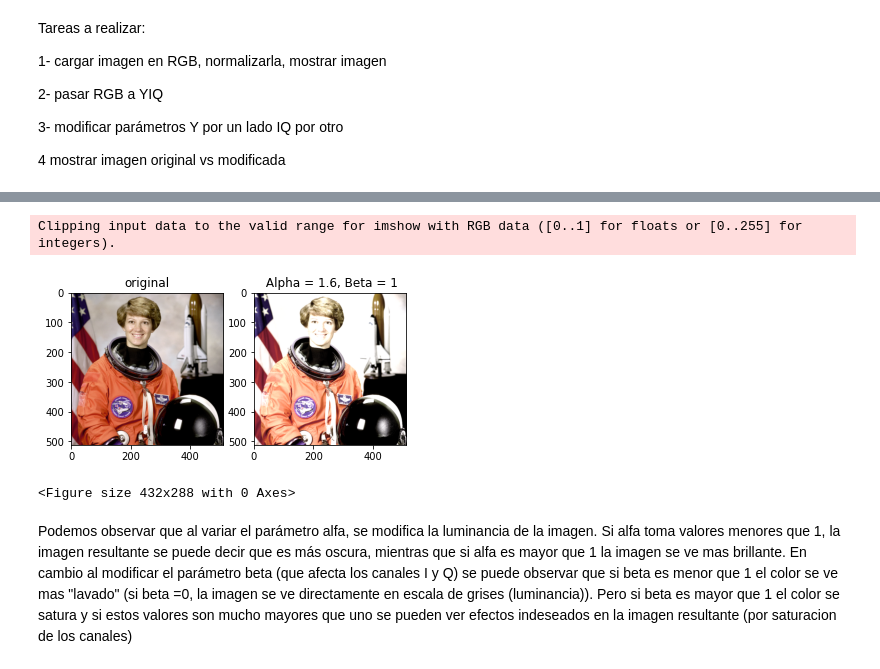
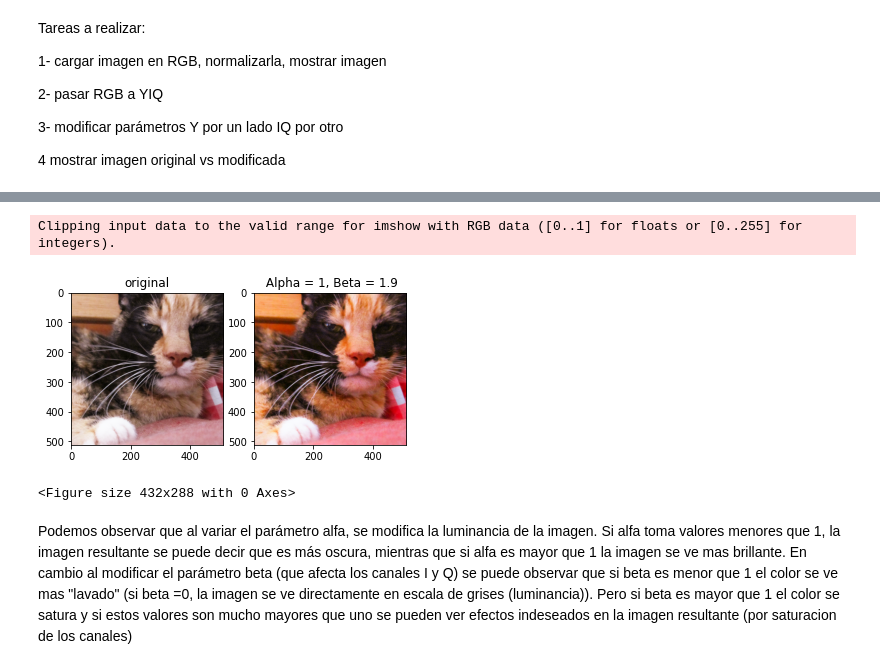
Before and after one commit to juandesages/PDI.Entregas, a Jupyter notebook: TP2/TP2_Desages.ipynb, the cells around one changed output, grey strips where cells are left out. Cells and saved outputs as stored; diff of their text form; code cells hidden in the pictures.

```diff
--- a/TP2/TP2_Desages.ipynb
+++ b/TP2/TP2_Desages.ipynb
@@ -95,7 +95,7 @@ def yiq2rgb(_yiq):
 # %%
 #@title _Cargar imagen_ seleccione la imagen que desea analizar
 
-imagen = 'imageio:astronaut.png' #@param ['imageio:astronaut.png','imageio:camera.png','imageio:checkerboard.png', 'imageio:chelsea.png', 'imageio:coffee.png','imageio:wikkie.png']
+imagen = 'imageio:wikkie.png' #@param ['imageio:astronaut.png','imageio:camera.png','imageio:checkerboard.png', 'imageio:chelsea.png', 'imageio:coffee.png','imageio:wikkie.png']
 
 im_RGB,im_type = load_image(imagen)
 
@@ -105,20 +110,20 @@ show_image(im_RGB,'original')
 # %%
-alfa = 1.6 #@param {type:"slider", min:0, max:5, step:0.1}
-beta = 1 #@param {type:"slider", min:0, max:10, step:0.1}
+alfa = 1 #@param {type:"slider", min:0, max:5, step:0.1}
+beta = 1.9 #@param {type:"slider", min:0, max:10, step:0.1}
 im_yiq = scale_yiq(rgb2yiq(im_RGB), alfa, beta)
 im_rec = yiq2rgb(im_yiq)
 fig, ax = plt.subplots(1, 2)
 ax[0].imshow(im_RGB)
 ax[0].set_title('original')
 ax[1].imshow(im_rec)
 ax[1].set_title(' Alpha = ' +str(alfa)+', Beta = '+str(beta))
 plt.show()
 #save_image(im_RGB, 'original.png')
 #save_image(im_RGB, 'imagen modificada, Alpha = ' +str(alfa)+', Beta = '+str(beta)+'.png')
-plt.savefig('OriginalVsModificada'+str(alfa)+', Beta = '+str(beta)+'.png')
+plt.savefig('Original Vs Modificada'+str(alfa)+', Beta = '+str(beta)+'.png')
 # %% [output]
 Clipping input data to the valid range for imshow with RGB data ([0..1] for floats or [0..255] for integers).
-[figure, old version]
+[figure, new version]
 <Figure size 432x288 with 0 Axes>
 # %% [markdown]
 Podemos observar que al variar el parámetro alfa, se modifica la luminancia de la imagen. Si alfa toma valores menores que 1, la imagen resultante se puede decir que es más oscura, mientras que si alfa es mayor que 1 la imagen se ve mas brillante.
```
Also changed, not shown: parts of 4 cells of this notebook.
